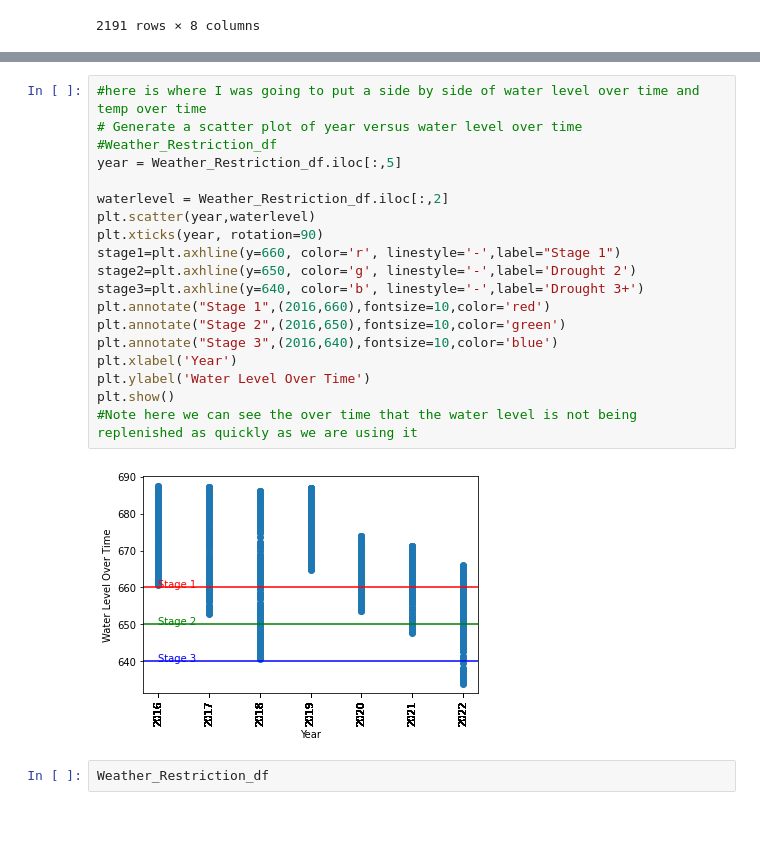
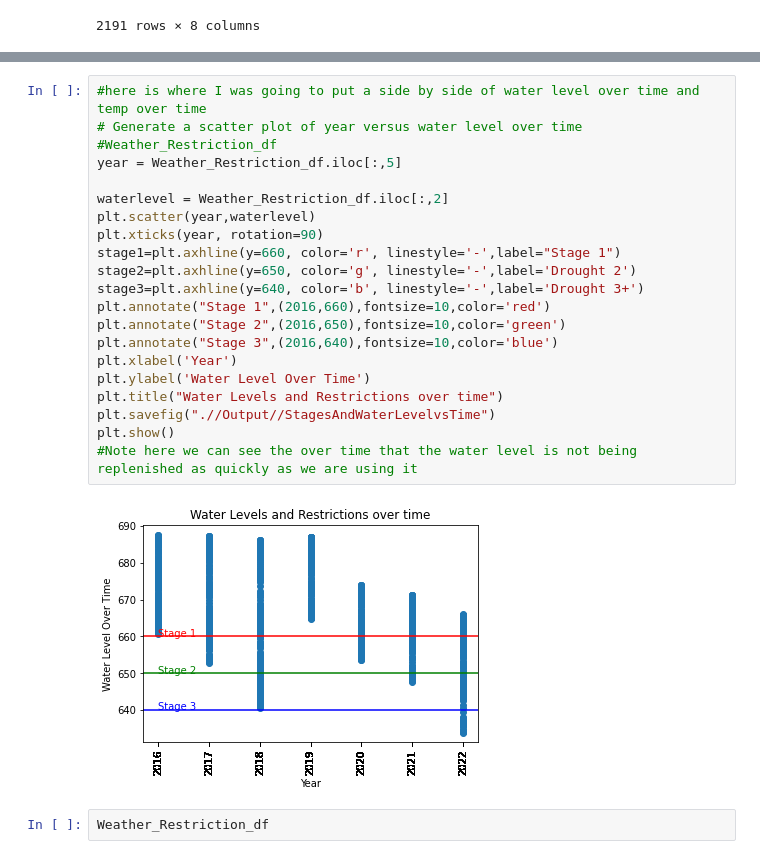
Before and after one commit to Shwetbaba/A-Review-of-the-Effectiveness-of-the-San-Antonio-Water-System-SAWS-Water-Restrictions-Policies, a Jupyter notebook: Group Project-1 Master Code.ipynb, the cells around one changed output, grey strips where cells are left out. Cells and saved outputs as stored; diff of their text form; blank space fills up the shorter version.

Commit message:
added chart outputs for ppt

```diff
--- a/Group Project-1 Master Code.ipynb
+++ b/Group Project-1 Master Code.ipynb
@@ -370,24 +354,26 @@ plt.show()
 # %%
 #here is where I was going to put a side by side of water level over time and temp over time
 # Generate a scatter plot of year versus water level over time
 #Weather_Restriction_df
 year = Weather_Restriction_df.iloc[:,5]
 
 waterlevel = Weather_Restriction_df.iloc[:,2]
 plt.scatter(year,waterlevel)
 plt.xticks(year, rotation=90)
 stage1=plt.axhline(y=660, color='r', linestyle='-',label="Stage 1")
 stage2=plt.axhline(y=650, color='g', linestyle='-',label='Drought 2')
 stage3=plt.axhline(y=640, color='b', linestyle='-',label='Drought 3+')
 plt.annotate("Stage 1",(2016,660),fontsize=10,color='red')
 plt.annotate("Stage 2",(2016,650),fontsize=10,color='green')
 plt.annotate("Stage 3",(2016,640),fontsize=10,color='blue')
 plt.xlabel('Year')
 plt.ylabel('Water Level Over Time')
+plt.title("Water Levels and Restrictions over time")
+plt.savefig(".//Output//StagesAndWaterLevelvsTime")
 plt.show()
 #Note here we can see the over time that the water level is not being replenished as quickly as we are using it
 # %% [output]
-[figure, old version]
+[figure, new version]
 # %%
 Weather_Restriction_df
 # %% [output]
```
Also changed, not shown: parts of 15 cells of this notebook, 16 other files.
